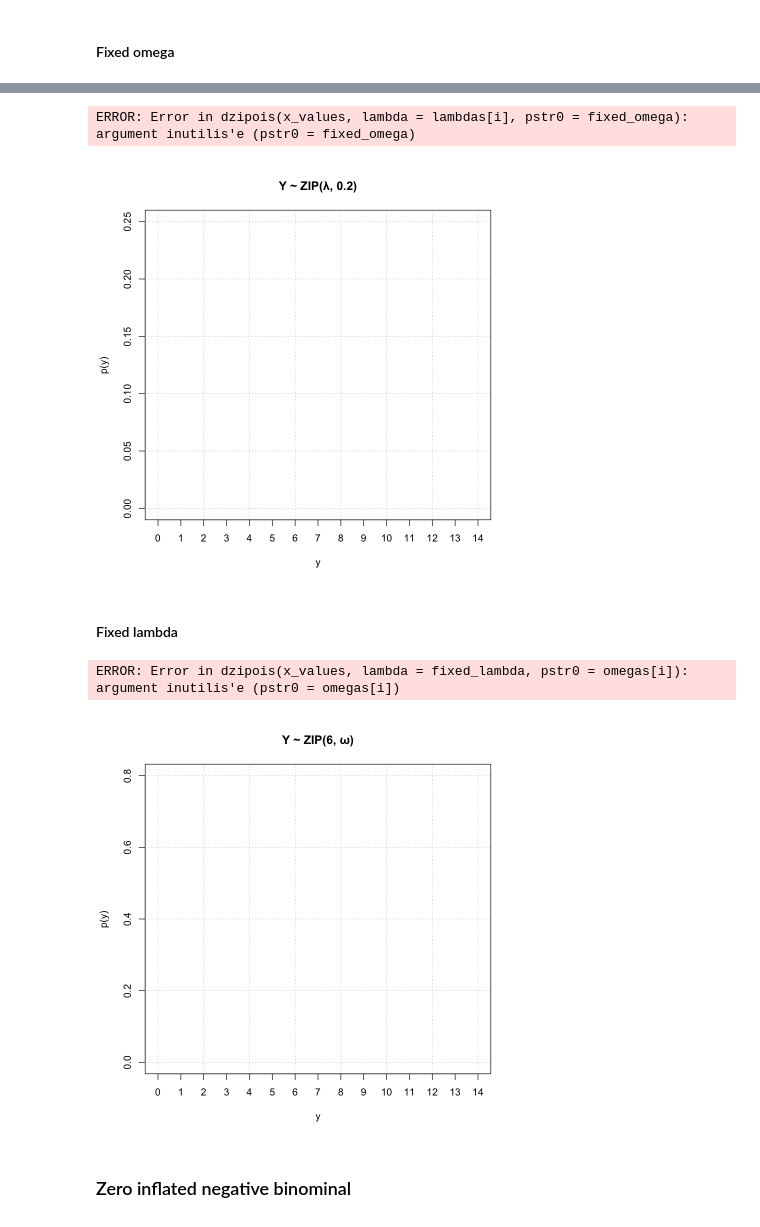
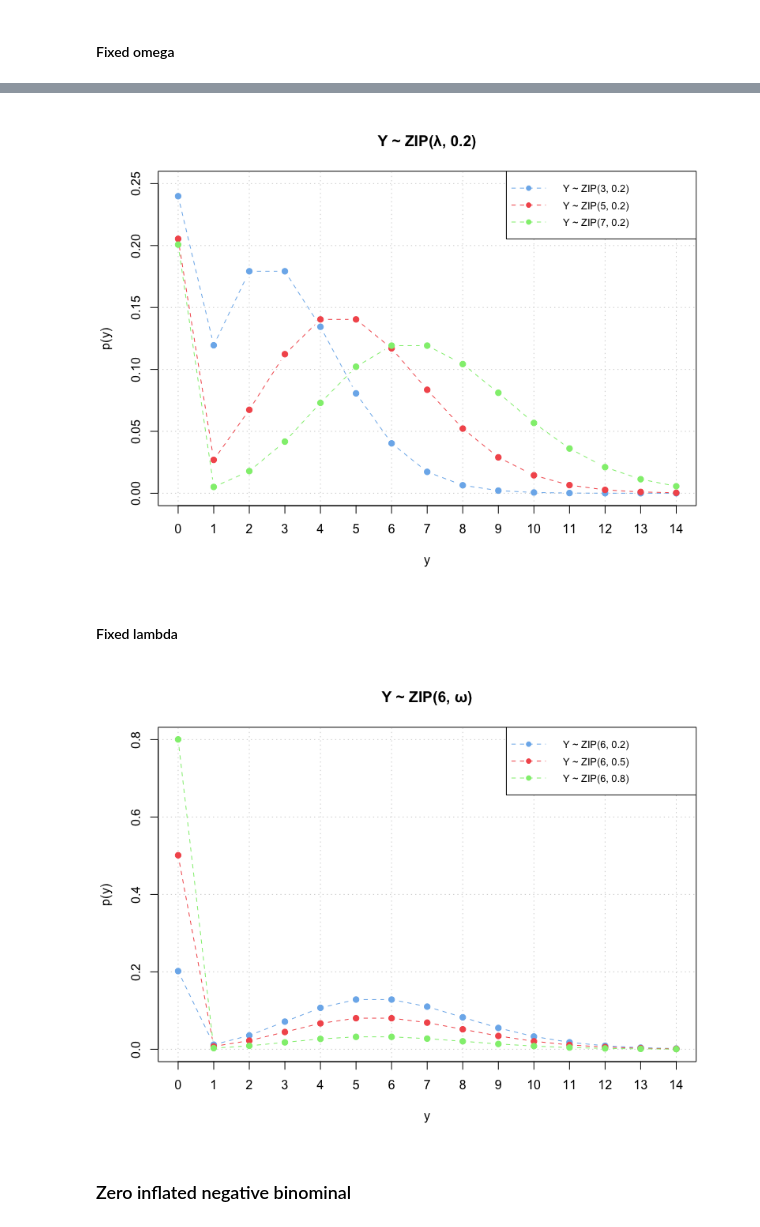
Before and after one commit to Petushok19/Zero-inflated-and-Zero-truncated-models, a Jupyter notebook: Thesis.ipynb, the cells around one changed output, grey strips where cells are left out. Drawn from its saved outputs; the diff is of its cells as text; code cells hidden in the pictures.

```diff
--- a/Thesis.ipynb
+++ b/Thesis.ipynb
@@ -9,35 +25,34 @@ library(actuar)
 # %%
 x_values <- 0:14
 my_colors <- c("#7cb5ec", "#f45b5b", "#90ed7d")
 par(bg = "white", mfrow = c(1, 1))
 fixed_omega <- 0.2
 lambdas <- c(3, 5, 7)
 plot(0, 0, type = "n",
      xlim = c(0, 14),
      ylim = c(0, 0.25),
      xlab = "y",
      ylab = "p(y)",
      main = "Y ~ ZIP(\u03bb, 0.2)",
      xaxt = "n")
 
 grid(nx = NULL, ny = NULL, col = "lightgray", lty = "dotted")
 axis(1, at = x_values)
 
 for(i in 1:3) {
-  y_vals <- dzipois(x_values, lambda = lambdas[i], pstr0 = fixed_omega)
+  y_vals <- dzipois(x_values, lambdas[i], fixed_omega)
   lines(x_values, y_vals, type = "b", pch = 19, lty = 2, col = my_colors[i])
 }
 
 legend("topright",
        legend = paste0("Y ~ ZIP(", lambdas, ", ", fixed_omega, ")"),
        col = my_colors,
        pch = 19,
        lty = 2,
        bg = "white",
        cex = 0.8)
 # %% [output]
-ERROR: Error in dzipois(x_values, lambda = lambdas[i], pstr0 = fixed_omega): argument inutilis'e (pstr0 = fixed_omega)
-[figure, old version]
+[figure, new version]
 # %% [markdown]
 #### Fixed lambda
 # %%
@@ -62,8 +77,8 @@ axis(1, at = x_values)
 
 for(i in 1:3) {
   y_vals <- dzipois(x_values,
-                    lambda = fixed_lambda,
-                    pstr0 = omegas[i])
+                    fixed_lambda,
+                    omegas[i])
 
   lines(x_values, y_vals,
         type = "b",
@@ -80,8 +95,7 @@ legend("topright",
        bg = "white",
        cex = 0.8)
 # %% [output]
-ERROR: Error in dzipois(x_values, lambda = fixed_lambda, pstr0 = omegas[i]): argument inutilis'e (pstr0 = omegas[i])
-[figure, old version]
+[figure, new version]
 # %% [markdown]
 ### Zero inflated negative binominal
 # %% [markdown]
```
Also changed, not shown: parts of 9 cells of this notebook.
